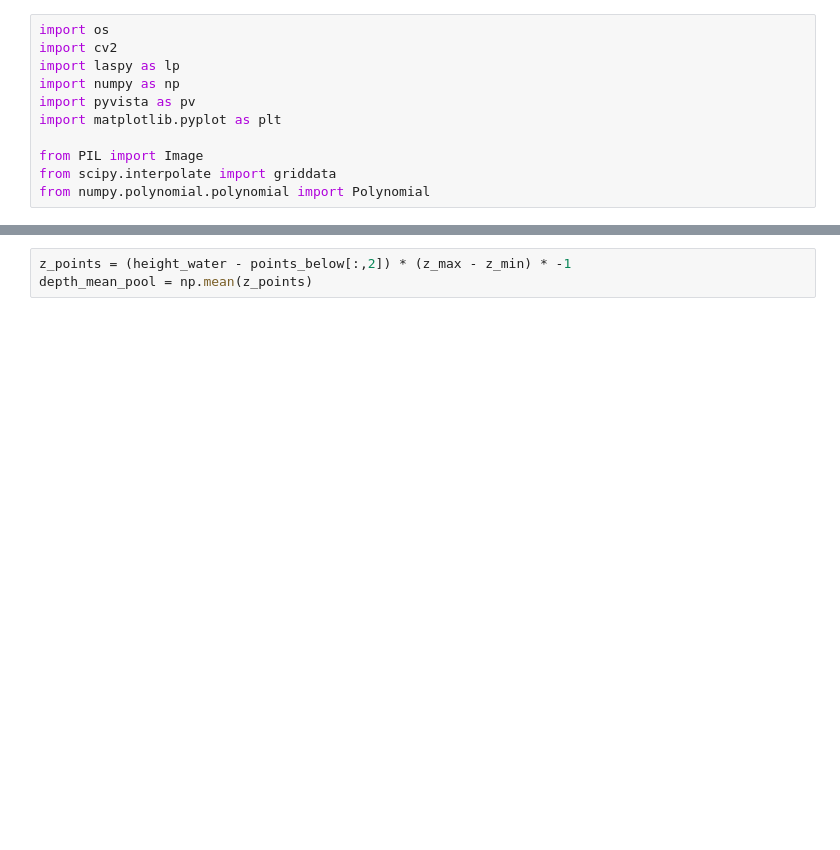
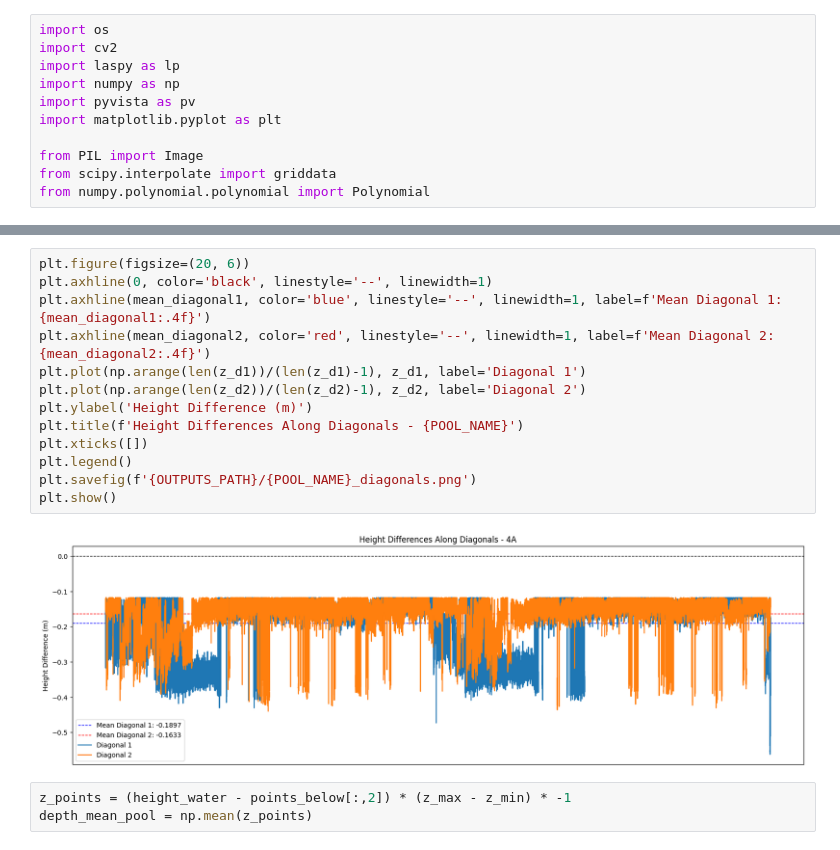
Before and after one commit to Kauel-Chile/sqm_batimetria, a Jupyter notebook: discrete_interface.ipynb, the cells around one changed output, grey strips where cells are left out. Cells and saved outputs as stored; diff of their text form; blank space fills up the shorter version.

```diff
--- a/discrete_interface.ipynb
+++ b/discrete_interface.ipynb
@@ -246,3 +269,18 @@ plt.show()
+# %%
+plt.figure(figsize=(20, 6))
+plt.axhline(0, color='black', linestyle='--', linewidth=1)
+plt.axhline(mean_diagonal1, color='blue', linestyle='--', linewidth=1, label=f'Mean Diagonal 1: {mean_diagonal1:.4f}')
+plt.axhline(mean_diagonal2, color='red', linestyle='--', linewidth=1, label=f'Mean Diagonal 2: {mean_diagonal2:.4f}')
+plt.plot(np.arange(len(z_d1))/(len(z_d1)-1), z_d1, label='Diagonal 1')
+plt.plot(np.arange(len(z_d2))/(len(z_d2)-1), z_d2, label='Diagonal 2')
+plt.ylabel('Height Difference (m)')
+plt.title(f'Height Differences Along Diagonals - {POOL_NAME}')
+plt.xticks([])
+plt.legend()
+plt.savefig(f'{OUTPUTS_PATH}/{POOL_NAME}_diagonals.png')
+plt.show()
+# %% [output]
+[figure, added]
 # %%
 z_points = (height_water - points_below[:,2]) * (z_max - z_min) * -1
 depth_mean_pool = np.mean(z_points)
```
Also changed, not shown: parts of 10 cells of this notebook.
